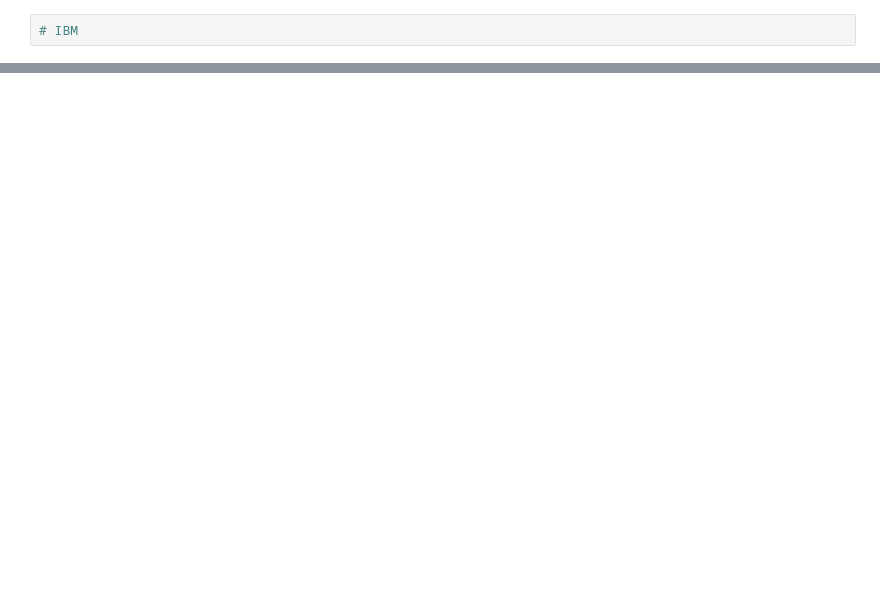
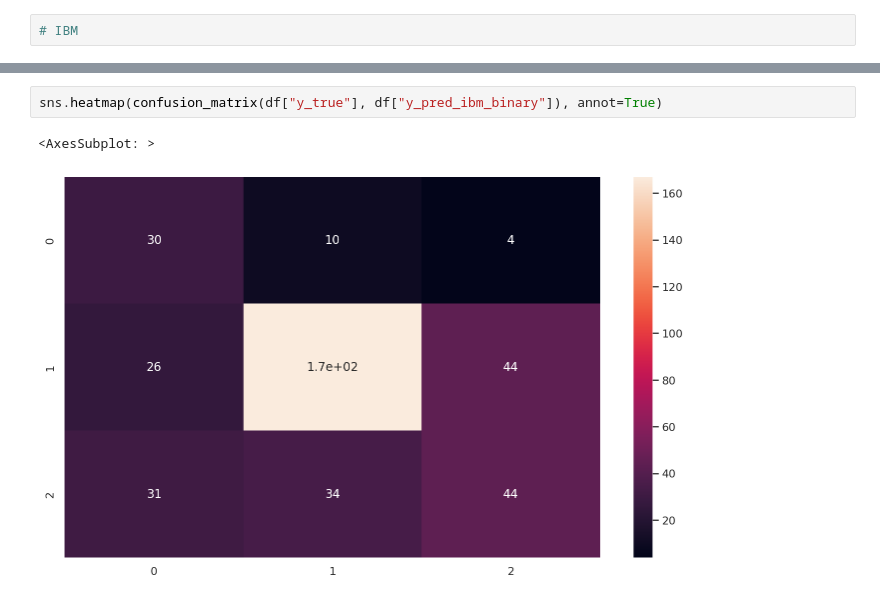
Before and after one commit to ktomaszewska97/master-nlp-calc, a Jupyter notebook: Ryanair.ipynb, the cells around one changed output, grey strips where cells are left out. Saved outputs shown, nothing was run; the diff lists cells and outputs as text; blank space fills up the shorter version.

```diff
--- a/Ryanair.ipynb
+++ b/Ryanair.ipynb
@@ -144,0 +153,5 @@ f1_score(df["y_true"], df["y_pred_ibm_binary"], average='weighted')
+# %%
+sns.heatmap(confusion_matrix(df["y_true"], df["y_pred_ibm_binary"]), annot=True)
+# %% [output]
+<AxesSubplot: >
+[figure, added]
```
Also changed, not shown: parts of 17 cells of this notebook.
